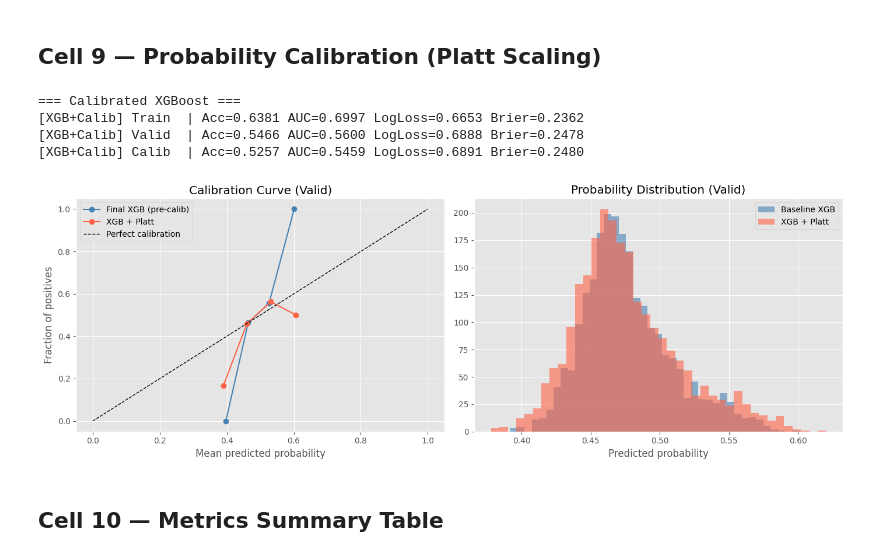
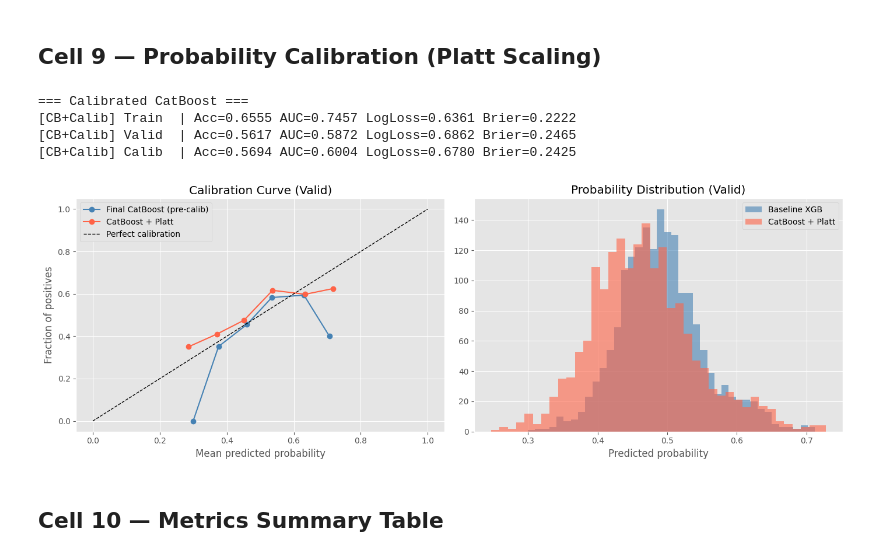
Before and after one commit to jekamalyshev/sber-intraday-pipeline, a Jupyter notebook: sber_intraday_pipeline.ipynb, the cells around one changed output. Cells and saved outputs as stored; diff of their text form; code cells hidden in the pictures.

```diff
--- a/sber_intraday_pipeline.ipynb
+++ b/sber_intraday_pipeline.ipynb
@@ -720,28 +725,30 @@ X_valid_pr = X_valid[keep_features]
 X_calib_pr = X_calib[keep_features]
 print(f'Pruned shapes: Train={X_train_pr.shape}, Valid={X_valid_pr.shape}, Calib={X_calib_pr.shape}')
 
-# ── Переобучаем XGBoost на отобранных фичах (те же гиперпараметры) ───────
-pruned_model = XGBClassifier(
-    n_estimators=500,
-    max_depth=4,
+# ── Переобучаем CatBoost на отобранных фичах (те же гиперпараметры) ──────
+pruned_model = CatBoostClassifier(
+    iterations=500,
+    depth=5,
     learning_rate=0.05,
+    l2_leaf_reg=3.0,
     subsample=0.8,
-    colsample_bytree=0.7,
-    min_child_weight=20,
-    reg_alpha=0.1,
-    reg_lambda=1.0,
-    scale_pos_weight=_scale_pos_weight,
-    eval_metric='logloss',
-    early_stopping_rounds=30,
-    random_state=42,
-    n_jobs=-1,
+    rsm=0.7,
+    bootstrap_type='Bernoulli',
+    auto_class_weights='Balanced',
+    eval_metric='Logloss',
+    od_type='Iter',
+    od_wait=30,
+    random_seed=42,
+    thread_count=-1,
+    verbose=False,
+    allow_writing_files=False,
 )
-pruned_model.fit(X_train_pr, y_train, eval_set=[(X_valid_pr, y_valid)], verbose=False)
-print(f'Best iteration (pruned): {pruned_model.best_iteration}')
+pruned_model.fit(X_train_pr, y_train, eval_set=(X_valid_pr, y_valid), verbose=False)
+print(f'Best iteration (pruned): {pruned_model.get_best_iteration()}')
 
-print('\n=== Pruned XGBoost ===')
+print('\n=== Pruned CatBoost ===')
 pruned_results = evaluate_model(
-    pruned_model, X_train_pr, y_train, X_valid_pr, y_valid, X_calib_pr, y_calib, 'XGB-pruned',
+    pruned_model, X_train_pr, y_train, X_valid_pr, y_valid, X_calib_pr, y_calib, 'CB-pruned',
 )
 
 # ── A/B-таблица: baseline vs pruned ──────────────────────────────────────
@@ -801,10 +808,10 @@ Best iteration (pruned): 24
 ## Cell 9 — Probability Calibration (Platt Scaling)
 # %%
 # ── Калибровка вероятностей через Platt scaling (sigmoid) ────────────────
-# Зачем: XGBoost даёт вероятности, смещённые к крайним значениям; калибровка
+# Зачем: CatBoost даёт вероятности, смещённые к крайним значениям; калибровка
 # делает их интерпретируемыми (P(green)=0.7 ≈ 70% случаев действительно green).
 # Калибратор обучаем на отдельном Calib-блоке (cv='prefit' / FrozenEstimator),
-# чтобы не переобучать XGBoost и не использовать Train-данные повторно.
+# чтобы не переобучать CatBoost и не использовать Train-данные повторно.
 # _CALIB_ESTIMATOR_KWARG определён в Cell 1 — совместим со sklearn < 1.2 и >= 1.2
 if _HAS_FROZEN:
     # sklearn >= 1.6: cv='prefit' удалён, заменён на FrozenEstimator
@@ -821,31 +828,31 @@ else:
     )
 calibrated_model.fit(final_X_calib, y_calib)
 
-print('=== Calibrated XGBoost ===')
-calib_results = evaluate_model(calibrated_model, final_X_train, y_train, final_X_valid, y_valid, final_X_calib, y_calib, 'XGB+Calib')
+print('=== Calibrated CatBoost ===')
+calib_results = evaluate_model(calibrated_model, final_X_train, y_train, final_X_valid, y_valid, final_X_calib, y_calib, 'CB+Calib')
 # %% [output]
-=== Calibrated XGBoost ===
-[XGB+Calib] Train  | Acc=0.6381 AUC=0.6997 LogLoss=0.6653 Brier=0.2362
-[XGB+Calib] Valid  | Acc=0.5466 AUC=0.5600 LogLoss=0.6888 Brier=0.2478
-[XGB+Calib] Calib  | Acc=0.5257 AUC=0.5459 LogLoss=0.6891 Brier=0.2480
+=== Calibrated CatBoost ===
+[CB+Calib] Train  | Acc=0.6555 AUC=0.7457 LogLoss=0.6361 Brier=0.2222
+[CB+Calib] Valid  | Acc=0.5617 AUC=0.5872 LogLoss=0.6862 Brier=0.2465
+[CB+Calib] Calib  | Acc=0.5694 AUC=0.6004 LogLoss=0.6780 Brier=0.2425
 # %%
 fig, axes = plt.subplots(1, 2, figsize=(14, 5))
 ax = axes[0]
 for model, label, color in [
-    (final_model, 'Final XGB (pre-calib)', 'steelblue'),
-    (calibrated_model, 'XGB + Platt', 'tomato'),
+    (final_model, 'Final CatBoost (pre-calib)', 'steelblue'),
+    (calibrated_model, 'CatBoost + Platt', 'tomato'),
 ]:
     prob_true, prob_pred = calibration_curve(y_valid, model.predict_proba(final_X_valid)[:, 1], n_bins=10)
     ax.plot(prob_pred, prob_true, marker='o', label=label, color=color)
 ax.plot([0, 1], [0, 1], 'k--', lw=1, label='Perfect calibration')
 ax.set_xlabel('Mean predicted probability'); ax.set_ylabel('Fraction of positives')
 ax.set_title('Calibration Curve (Valid)'); ax.legend()
 axes[1].hist(final_model.predict_proba(final_X_valid)[:, 1], bins=40, alpha=0.6, label='Baseline XGB', color='steelblue')
-axes[1].hist(calibrated_model.predict_proba(final_X_valid)[:, 1], bins=40, alpha=0.6, label='XGB + Platt', color='tomato')
+axes[1].hist(calibrated_model.predict_proba(final_X_valid)[:, 1], bins=40, alpha=0.6, label='CatBoost + Platt', color='tomato')
 axes[1].set_xlabel('Predicted probability'); axes[1].set_title('Probability Distribution (Valid)'); axes[1].legend()
 plt.tight_layout(); plt.show()
 # %% [output]
-[figure, old version]
+[figure, new version]
 # %% [markdown]
 ## Cell 10 — Metrics Summary Table
 # %%
```
Also changed, not shown: parts of 12 cells of this notebook, 8 other files.
